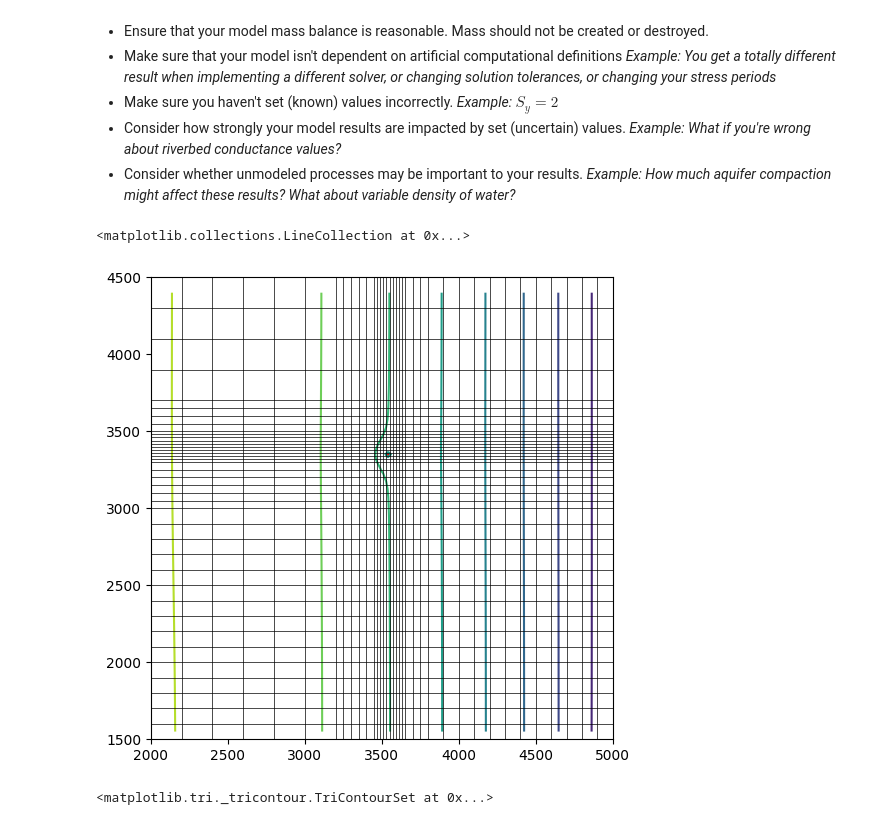
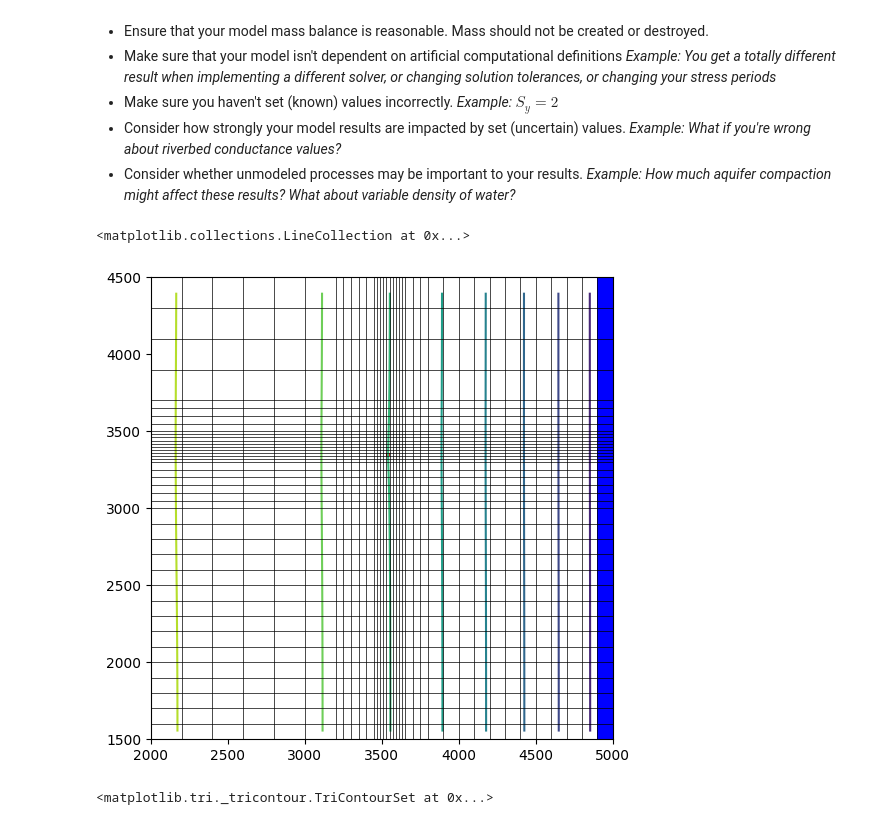
Before and after one commit to wischydro-cardiff/GWFlow-Modeling-Activities, a Jupyter notebook: 11-Initial_MF6.ipynb, the cells around one changed output. Saved outputs shown, nothing was run; the diff lists cells and outputs as text; code cells hidden in the pictures.

```diff
--- a/11-Initial_MF6.ipynb
+++ b/11-Initial_MF6.ipynb
@@ -84,10 +84,19 @@ Because MODFLOW6 is so different from pre-MODFLOW6 implementations, the methods
 #The model_nm variable sets the filenames for all package inputs
 model_dir = os.path.join('.','models','mf6init')
 model_nm = "mf6init"
+bin_dir = os.path.join('.','bin')
+mf_exec = 'mf6'
+
 
 #STEP 1: CREATE THE SIMULATION OBJECT AS WELL AS THE SOLVER (IMS) OBJECT
 #AND TIME DISCRETIZATION (TDIS) OBJECT
-sim = flopy.mf6.MFSimulation(sim_name=model_nm, sim_ws=model_dir)
+sim = flopy.mf6.MFSimulation(
+    sim_name=model_nm,
+    sim_ws=model_dir,
+    exe_name=os.path.join(bin_dir,mf_exec),
+    version=mf_exec,
+
+)
 tdis = flopy.mf6.ModflowTdis(sim,time_units="days")
 # %% [markdown]
 ## Step 2: Defining the Groundwater Flow (GWF) model and discretization
@@ -322,16 +332,16 @@ cobj = gwf.output.budget()
 # %%
 fig = plt.figure(figsize=(6, 6))
 ax1 = fig.add_subplot(1, 1, 1, aspect="equal")
 
-mm = flopy.plot.PlotMapView(model=gwf, layer=2, extent=gwf.modelgrid.extent,ax=ax1)
+mm = flopy.plot.PlotMapView(model=gwf, layer=0, extent=gwf.modelgrid.extent,ax=ax1)
 cbv = mm.contour_array(hds)
 #q = mm.plot_vector(spd["qx"], spd["qy"])
 mm.plot_bc("RIV", color="blue")
 mm.plot_bc("WEL", plotAll=True)
 mm.plot_grid(lw=0.5, color="black")
 # %% [output]
 <matplotlib.collections.LineCollection at 0x...>
-[figure, old version]
+[figure, new version]
 # %%
 fig = plt.figure(figsize=(10, 10))
 ax2 = fig.add_subplot(1, 1, 1, aspect=10)
```
Also changed, not shown: parts of 2 cells of this notebook.
